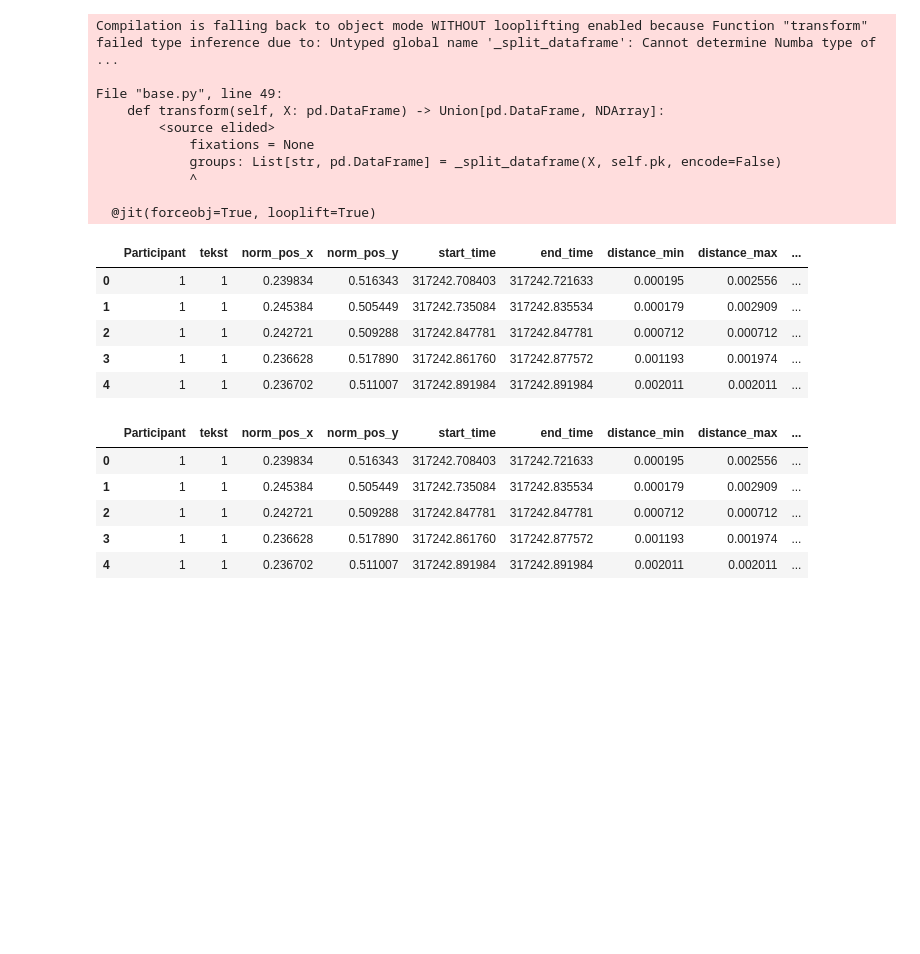
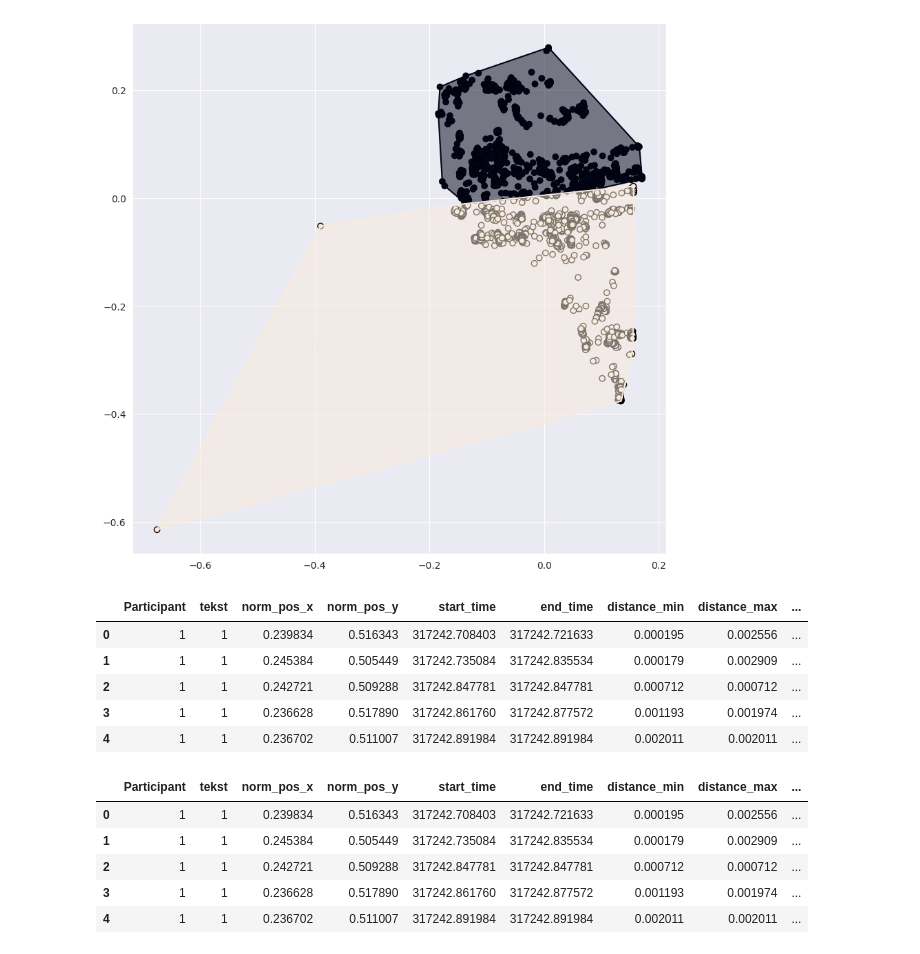
Before and after one commit to hse-scila/EyeFeatures, a Jupyter notebook: eyetracking/preprocessing/test.ipynb, the cells around one changed output. Saved outputs shown, nothing was run; the diff lists cells and outputs as text; code cells hidden in the pictures; blank space fills up the shorter version.

```diff
--- a/eyetracking/preprocessing/test.ipynb
+++ b/eyetracking/preprocessing/test.ipynb
@@ -32,22 +56,17 @@ data['gaze_timestamp'] = data['gaze_timestamp']
+# %%
+pipeline = Pipeline([('AOIDefining', AOIExtractor(methods=[shape_based], x=x, y=y, pk=['Participant', 'tekst'], instance_columns=['tekst'], aoi_name='AOI', show_best=True))])
+# pipeline = Pipeline([('AOIDefining', AOIExtractor(methods=methods, x=x, y=y, pk=['Participant', 'tekst'], instance_columns=['tekst'], aoi_name='AOI', show_best=True))])
+pipeline.fit(data)
+prep_data = pipeline.transform(data)
+# %%
+scanpath_visualization(prep_data[(prep_data['Participant'] == 1) & (prep_data['tekst'] == 3)], x="norm_pos_x", y="norm_pos_y", aoi="AOI", show_hull=True, with_axes=True)
+# %% [output]
+[figure, added]
 # %%
-x = 'norm_pos_x'
-y = 'norm_pos_y'
-t = 'gaze_timestamp'
-
 ivt = IVT(x=x, y=y, t=t, pk=['Participant', 'tekst'], threshold=0.5, )
 ivt_data = ivt.transform(data)
 ivt_data.head()
 # %% [output]
-Compilation is falling back to object mode WITHOUT looplifting enabled because Function "transform" failed type inference due to: Untyped global name '_split_dataframe': Cannot determine Numba type of ...
-
-File "base.py", line 49:
-    def transform(self, X: pd.DataFrame) -> Union[pd.DataFrame, NDArray]:
-        <source elided>
-            fixations = None
-            groups: List[str, pd.DataFrame] = _split_dataframe(X, self.pk, encode=False)
-            ^
-
-  @jit(forceobj=True, looplift=True)
 |  | Participant | tekst | norm_pos_x | norm_pos_y | start_time | end_time | distance_min | distance_max | ... |
 | 0 | 1 | 1 | 0.239834 | 0.516343 | 317242.708403 | 317242.721633 | 0.000195 | 0.002556 | ... |
 | 1 | 1 | 1 | 0.245384 | 0.505449 | 317242.735084 | 317242.835534 | 0.000179 | 0.002909 | ... |
```
Also changed, not shown: parts of 13 cells of this notebook, 1 other file.
